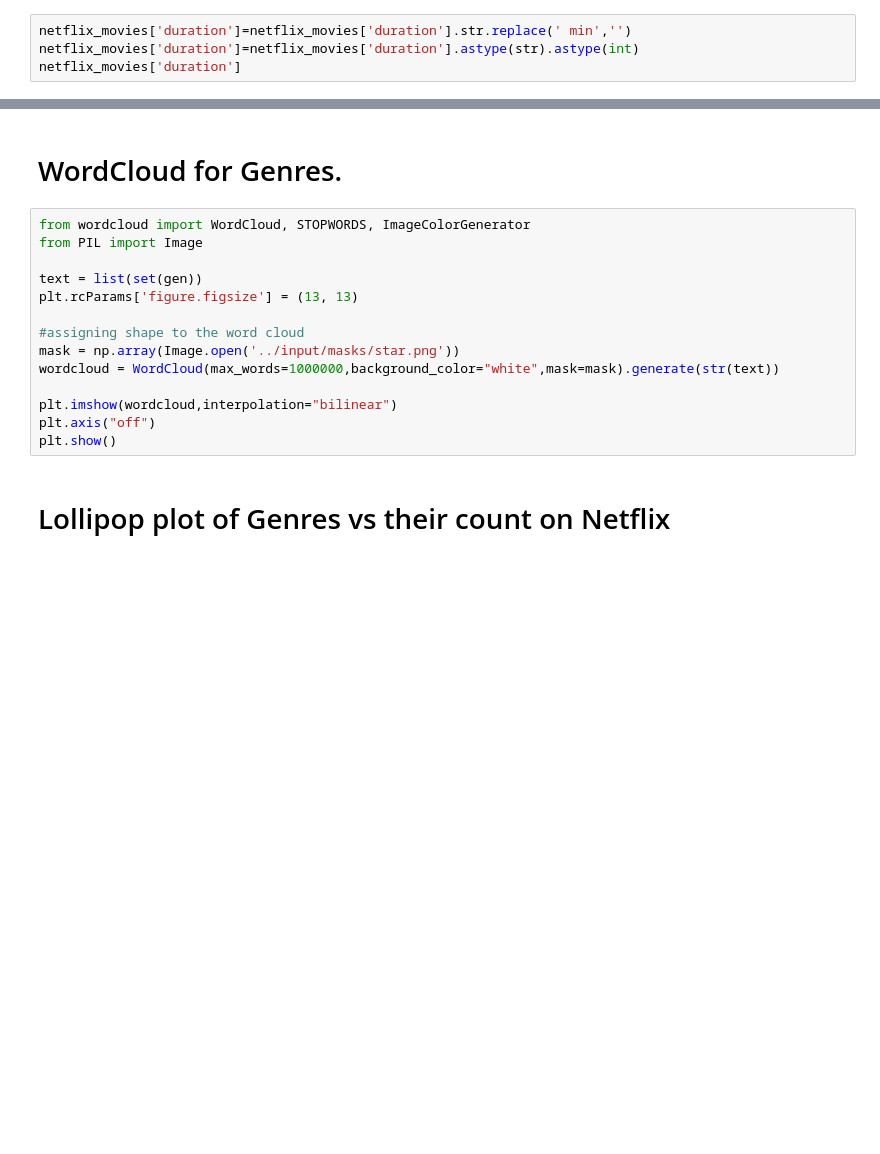
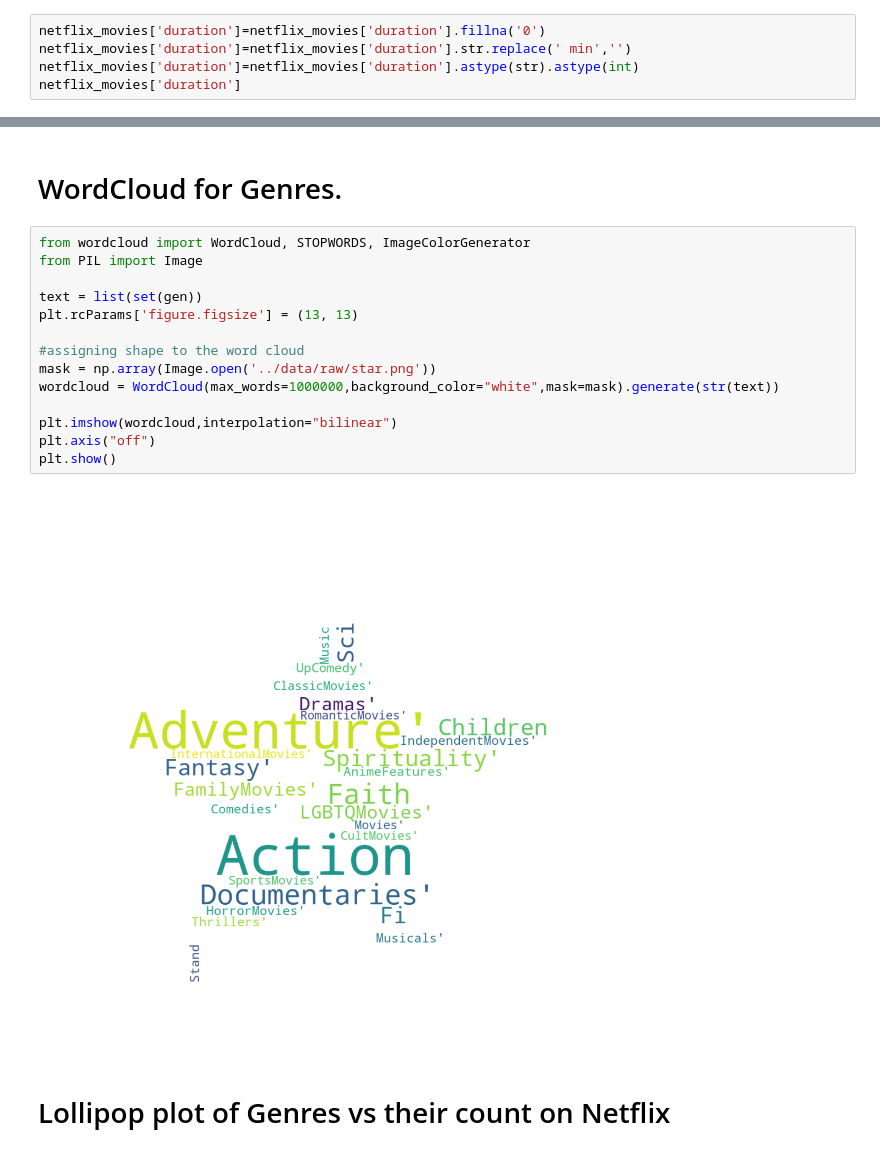
Before and after one commit to Guillermo112/Trabajo-Final-MLE, a Jupyter notebook: notebooks/netflix-recommendation-2.ipynb, the cells around one changed output, grey strips where cells are left out. Saved outputs shown, nothing was run; the diff lists cells and outputs as text; blank space fills up the shorter version.

```diff
--- a/notebooks/netflix-recommendation-2.ipynb
+++ b/notebooks/netflix-recommendation-2.ipynb
@@ -169,6 +269,7 @@ ax.set_xticklabels(list(countries_fin.keys())[0:10],rotation = 90)
 # %% [markdown]
 # Analysis of duration of movies
 # %%
+netflix_movies['duration']=netflix_movies['duration'].fillna('0')
 netflix_movies['duration']=netflix_movies['duration'].str.replace(' min','')
 netflix_movies['duration']=netflix_movies['duration'].astype(str).astype(int)
 netflix_movies['duration']
@@ -193,17 +330,19 @@ g=Counter(gen)
 # %%
 from wordcloud import WordCloud, STOPWORDS, ImageColorGenerator
 from PIL import Image
 
 text = list(set(gen))
 plt.rcParams['figure.figsize'] = (13, 13)
 
 #assigning shape to the word cloud
-mask = np.array(Image.open('../input/masks/star.png'))
+mask = np.array(Image.open('../data/raw/star.png'))
 wordcloud = WordCloud(max_words=1000000,background_color="white",mask=mask).generate(str(text))
 
 plt.imshow(wordcloud,interpolation="bilinear")
 plt.axis("off")
 plt.show()
+# %% [output]
+[figure, added]
 # %% [markdown]
 # Lollipop plot of Genres vs their count on Netflix
 # %%
```
Also changed, not shown: parts of 29 cells of this notebook.
